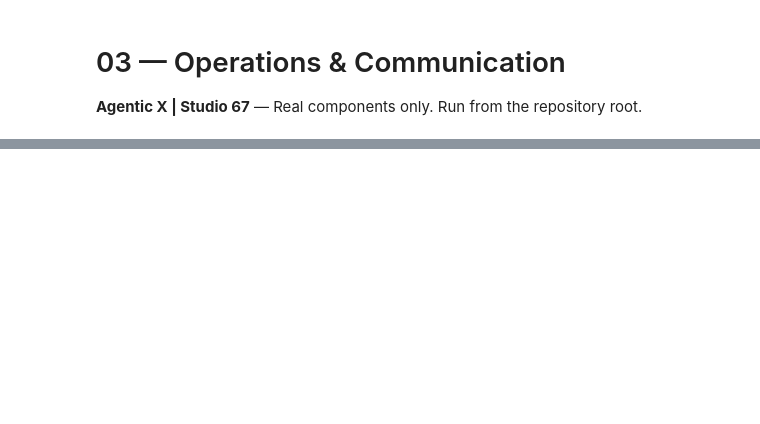
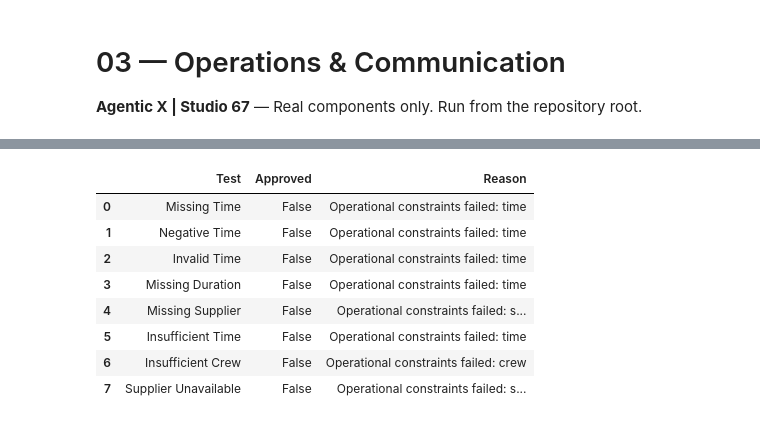
Before and after one commit to ProjectsSpaceHub/AgenticX, a Jupyter notebook: notebooks/03_Operations_Communication.ipynb, the cells around one changed output, grey strips where cells are left out. Drawn from its saved outputs; the diff is of its cells as text; code cells hidden in the pictures; blank space fills up the shorter version.

```diff
--- a/notebooks/03_Operations_Communication.ipynb
+++ b/notebooks/03_Operations_Communication.ipynb
@@ -32,4 +3,0 @@ Requires a valid model API key. Hard resource constraints are checked before the
-# %%
-operations=OperationsAgent()
-operations_results=[operations.evaluate(case,o) for o in options]
-for result in operations_results: print(result.model_dump())
@@ -51,0 +549,96 @@ print('ACL messages are schema-valid.')
+# %%
+test_option = options[0]
+
+invalid_cases = [
+    (
+        "Missing Time",
+        {**case, "time_left_min": None},
+        test_option,
+        "time"
+    ),
+    (
+        "Negative Time",
+        {**case, "time_left_min": -5},
+        test_option,
+        "time"
+    ),
+    (
+        "Invalid Time",
+        {**case, "time_left_min": "unknown"},
+        test_option,
+        "time"
+    ),
+    (
+        "Missing Duration",
+        case,
+        {**test_option, "duration_min": None},
+        "time"
+    ),
+    (
+        "Missing Supplier",
+        case,
+        {**test_option, "supplier_available": None},
+        "supplier"
+    ),
+    (
+        "Insufficient Time",
+        {**case, "time_left_min": 5},
+        test_option,
+        "time"
+    ),
+    (
+        "Insufficient Crew",
+        {**case, "crew_count_available": 0},
+        {
+            **test_option,
+            "crew_required": 3,
+            "needs_crew": True
+        },
+        "crew"
+    ),
+    (
+        "Supplier Unavailable",
+        case,
+        {
+            **test_option,
+            "supplier_available": False
+        },
+        "supplier"
+    )
+]
+
+constraint_results = []
+
+for name, test_case, option, expected_failure in invalid_cases:
+
+    result = operations_agent.evaluate(
+        test_case, option
+    )
+
+    assert result.approved is False
+    assert result.score == 0
+    assert result.blocking is True
+    assert expected_failure in result.reason
+
+    constraint_results.append({
+        "Test": name,
+        "Approved": result.approved,
+        "Reason": result.reason
+    })
+
+display(pd.DataFrame(constraint_results))
+
+print(
+    "All", len(constraint_results),
+    "operational constraint tests passed!"
+)
+# %% [output]
+|  | Test | Approved | Reason |
+| 0 | Missing Time | False | Operational constraints failed: time |
+| 1 | Negative Time | False | Operational constraints failed: time |
+| 2 | Invalid Time | False | Operational constraints failed: time |
+| 3 | Missing Duration | False | Operational constraints failed: time |
+| 4 | Missing Supplier | False | Operational constraints failed: s... |
+| 5 | Insufficient Time | False | Operational constraints failed: time |
+| 6 | Insufficient Crew | False | Operational constraints failed: crew |
+| 7 | Supplier Unavailable | False | Operational constraints failed: s... |
```
Also changed, not shown: parts of 38 cells of this notebook.
